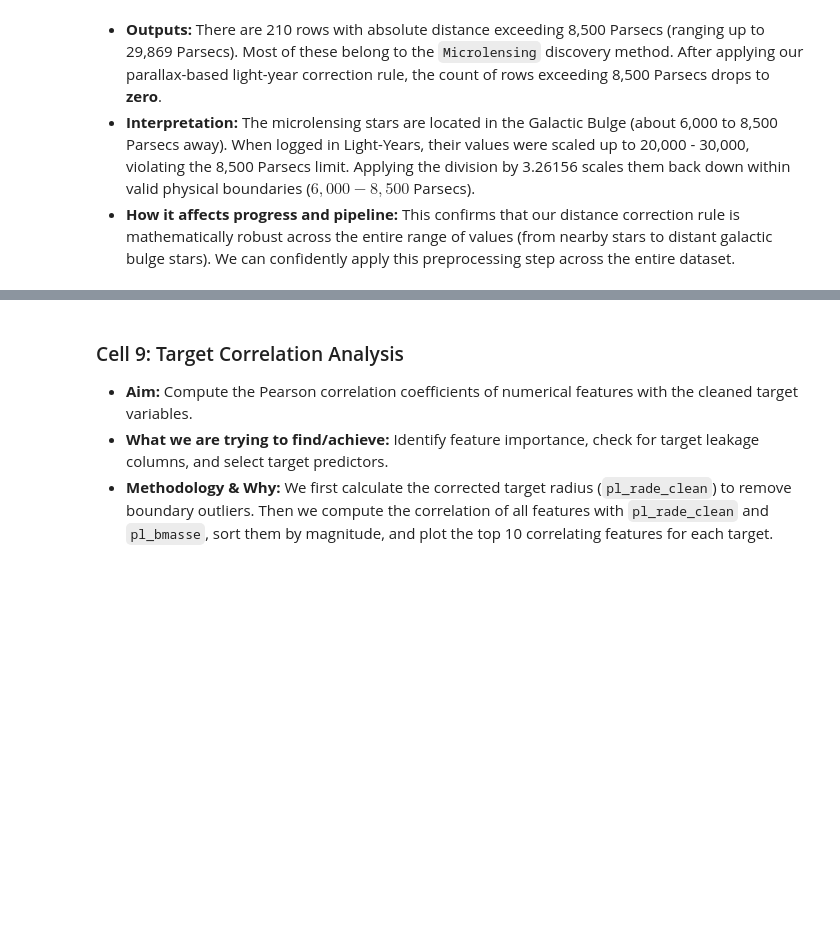
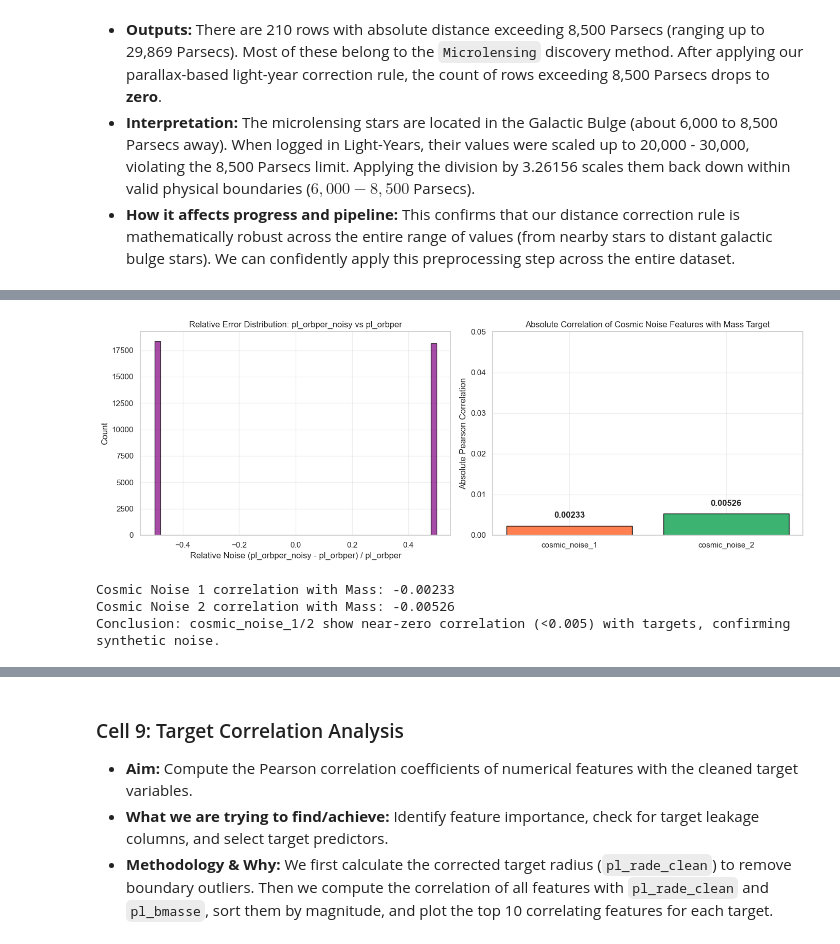
Before and after one commit to arz03/astro_alliance, a Jupyter notebook: notebooks/data_inspection.ipynb, the cells around one changed output, grey strips where cells are left out. Cells and saved outputs as stored; diff of their text form; code cells hidden in the pictures; blank space fills up the shorter version.

```diff
--- a/notebooks/data_inspection.ipynb
+++ b/notebooks/data_inspection.ipynb
@@ -348,0 +355,40 @@ Number of rows with cleaned distance > 8500 Parsecs: 190
+# %%
+# Noise Detection & Impact Analysis
+import matplotlib.pyplot as plt
+import seaborn as sns
+import numpy as np
+import pandas as pd
+
+fig, axes = plt.subplots(1, 2, figsize=(14, 5))
+
+# 1. Compare clean vs noisy orbital period
+valid_noise = df[['pl_orbper', 'pl_orbper_noisy']].dropna()
+rel_diff = (valid_noise['pl_orbper_noisy'] - valid_noise['pl_orbper']) / valid_noise['pl_orbper']
+axes[0].hist(rel_diff.clip(-0.5, 0.5), bins=50, color='purple', alpha=0.7, edgecolor='black')
+axes[0].set_title('Relative Error Distribution: pl_orbper_noisy vs pl_orbper')
+axes[0].set_xlabel('Relative Noise (pl_orbper_noisy - pl_orbper) / pl_orbper')
+axes[0].set_ylabel('Count')
+axes[0].grid(True, alpha=0.3)
+
+# 2. Check correlation of cosmic noise features with targets
+cn_cols = ['cosmic_noise_1', 'cosmic_noise_2']
+cn_corrs = df[cn_cols].corrwith(df['pl_bmasse'])
+axes[1].bar(cn_cols, cn_corrs.abs(), color=['coral', 'mediumseagreen'], edgecolor='black')
+axes[1].set_title('Absolute Correlation of Cosmic Noise Features with Mass Target')
+axes[1].set_ylabel('Absolute Pearson Correlation')
+axes[1].set_ylim(0, 0.05)
+for i, v in enumerate(cn_corrs.abs()):
+    axes[1].text(i, v + 0.002, f'{v:.5f}', ha='center', fontweight='bold')
+axes[1].grid(True, alpha=0.3)
+
+plt.tight_layout()
+plt.show()
+
+print(f'Cosmic Noise 1 correlation with Mass: {cn_corrs["cosmic_noise_1"]:.5f}')
+print(f'Cosmic Noise 2 correlation with Mass: {cn_corrs["cosmic_noise_2"]:.5f}')
+print('Conclusion: cosmic_noise_1/2 show near-zero correlation (<0.005) with targets, confirming synthetic noise.')
+# %% [output]
+[figure, added]
+Cosmic Noise 1 correlation with Mass: -0.00233
+Cosmic Noise 2 correlation with Mass: -0.00526
+Conclusion: cosmic_noise_1/2 show near-zero correlation (<0.005) with targets, confirming synthetic noise.
```
Also changed, not shown: parts of 38 cells of this notebook.
